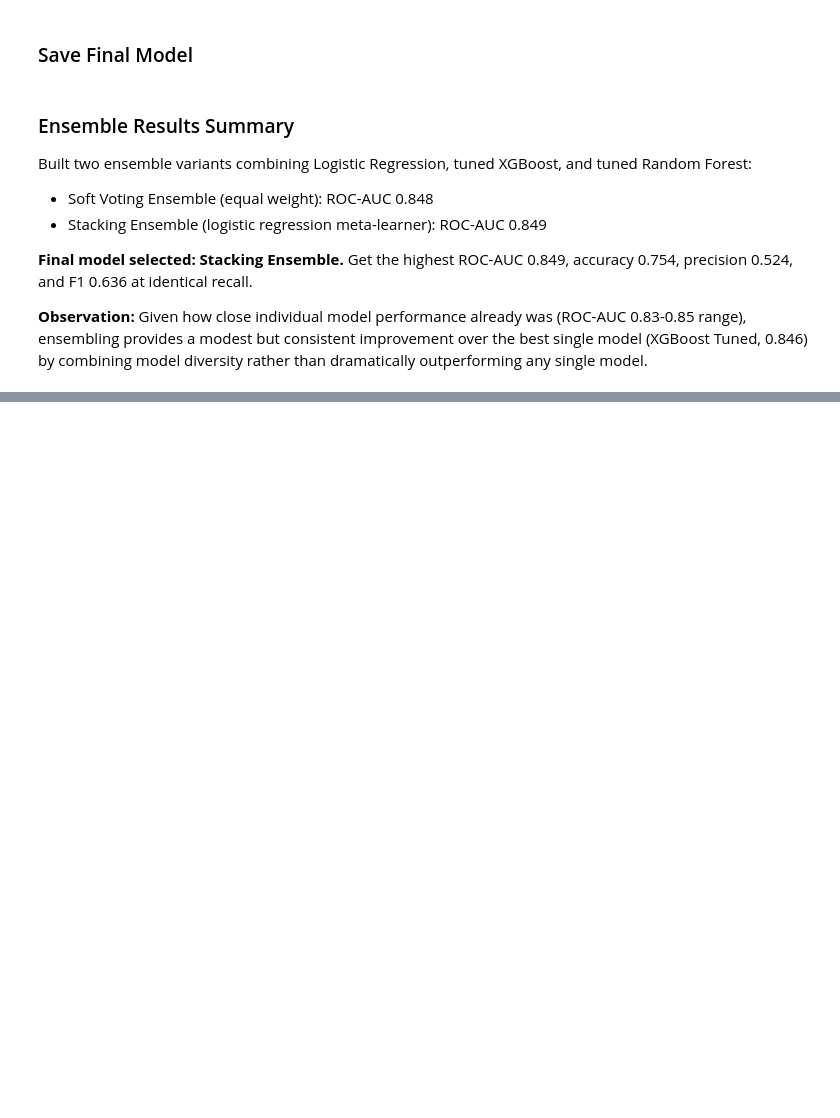
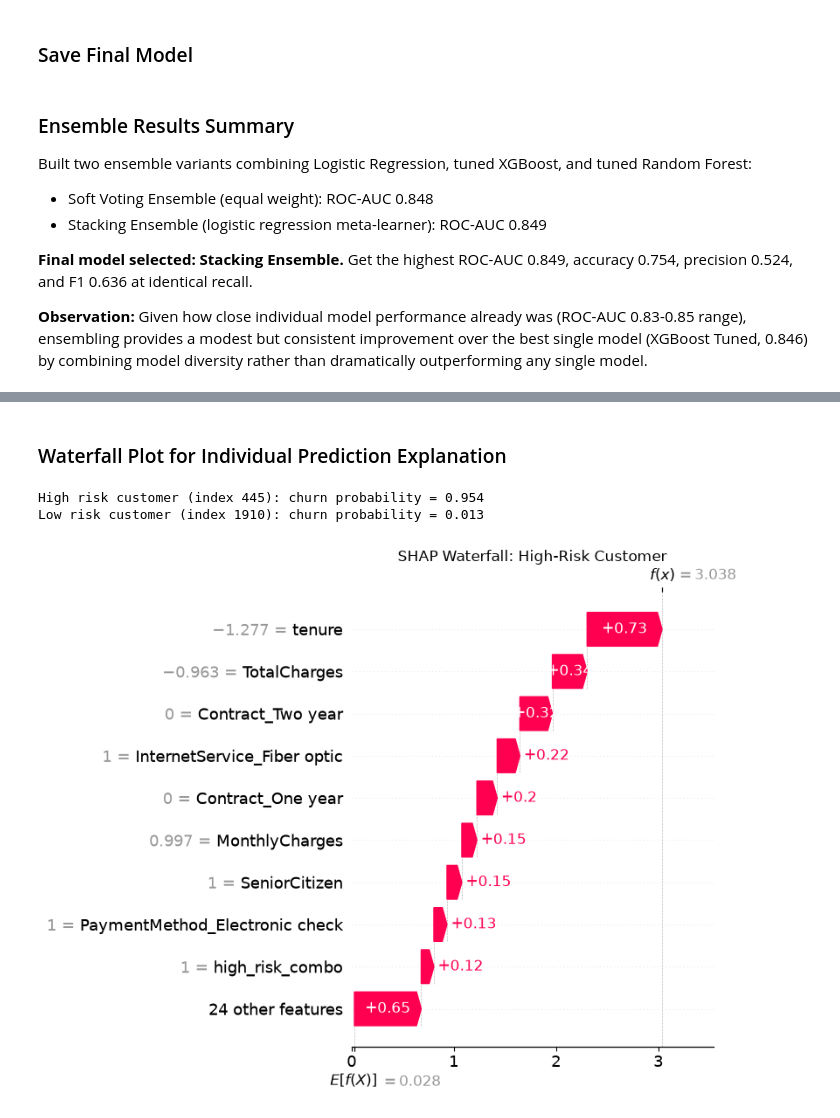
Before and after one commit to Joelcrl/customer-churn-prediction, a Jupyter notebook: notebooks/modeling.ipynb, the cells around one changed output, grey strips where cells are left out. Cells and saved outputs as stored; diff of their text form; code cells hidden in the pictures; blank space fills up the shorter version.

```diff
--- a/notebooks/modeling.ipynb
+++ b/notebooks/modeling.ipynb
@@ -704,0 +766,29 @@ Built two ensemble variants combining Logistic Regression, tuned XGBoost, and tu
+# %% [markdown]
+### Waterfall Plot for Individual Prediction Explanation
+# %%
+proba_test = xgb_tuned.predict_proba(X_test)[:, 1]
+
+high_risk_idx = np.argmax(proba_test)
+low_risk_idx = np.argmin(proba_test)
+
+print(f"High risk customer (index {high_risk_idx}): churn probability = {proba_test[high_risk_idx]:.3f}")
+print(f"Low risk customer (index {low_risk_idx}): churn probability = {proba_test[low_risk_idx]:.3f}")
+# %% [output]
+High risk customer (index 445): churn probability = 0.954
+Low risk customer (index 1910): churn probability = 0.013
+# %%
+shap.plots.waterfall(
+    shap.Explanation(
+        values=shap_values[high_risk_idx],
+        base_values=explainer.expected_value,
+        data=X_test.iloc[high_risk_idx],
+        feature_names=X_test.columns.tolist()
+    ),
+    max_display=10,
+    show=False
+)
+plt.title('SHAP Waterfall: High-Risk Customer')
+plt.tight_layout()
+plt.show()
+# %% [output]
+[figure, added]
```
Also changed, not shown: parts of 18 cells of this notebook.
